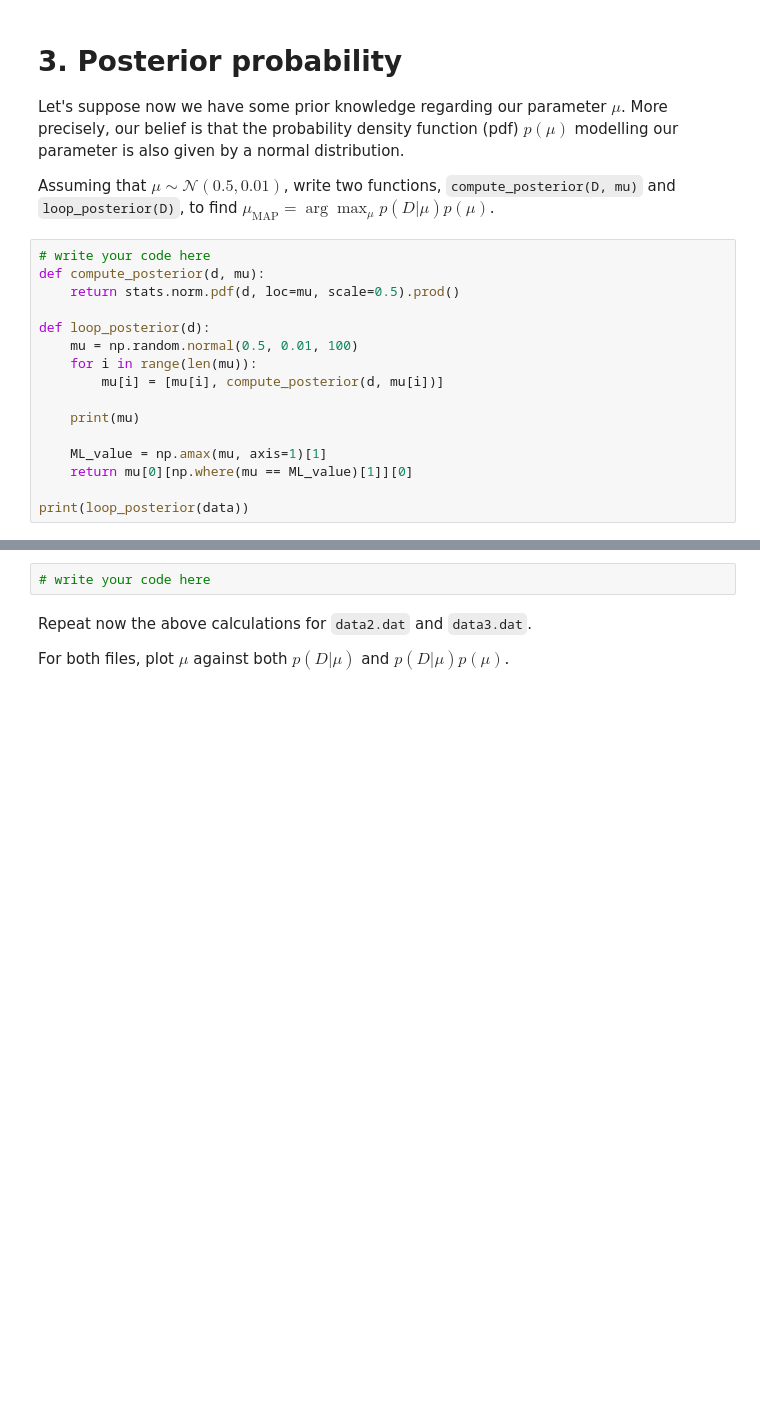
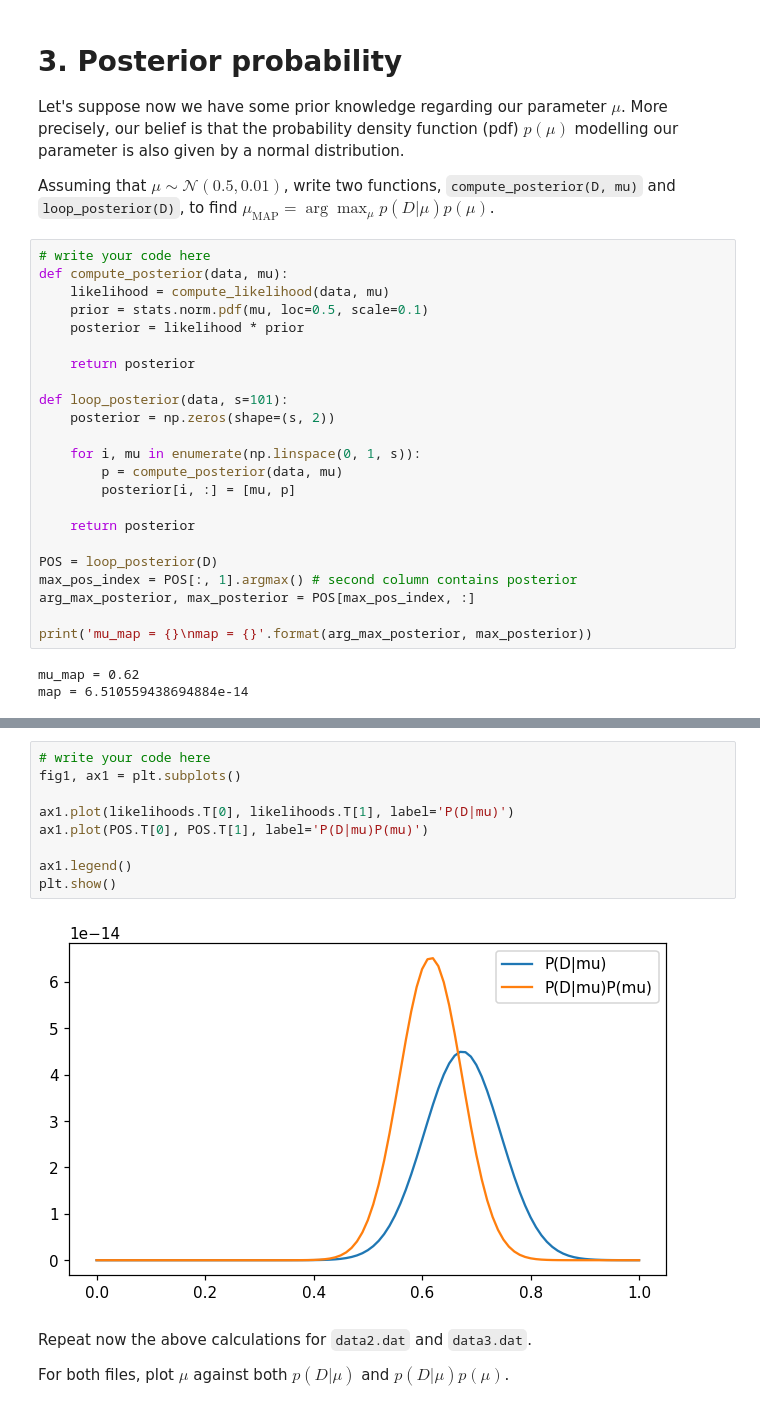
Before and after one commit to alexelwood14/COMS20011_2021, a Jupyter notebook: labs/lab_4/labsheet4.ipynb, the cells around one changed output, grey strips where cells are left out. Cells and saved outputs as stored; diff of their text form; blank space fills up the shorter version.

```diff
--- a/labs/lab_4/labsheet4.ipynb
+++ b/labs/lab_4/labsheet4.ipynb
@@ -144,30 +142,49 @@ print(sum(data)/len(data))
 Let's suppose now we have some prior knowledge regarding our parameter $\mu$. More precisely, our belief is that the probability density function (pdf) $p(\mu)$ modelling our parameter is also given by a normal distribution.
 
 Assuming that $\mu \sim \mathcal{N}(0.5,0.01)$, write two functions, `compute_posterior(D, mu)` and `loop_posterior(D)`, to find $\mu_{\text{MAP}} = \arg \max_{\mu} p(D|\mu)p(\mu)$.
-# %%
-# write your code here
-def compute_posterior(d, mu):
-    return stats.norm.pdf(d, loc=mu, scale=0.5).prod()
-
-def loop_posterior(d):
-    mu = np.random.normal(0.5, 0.01, 100)
-    for i in range(len(mu)):
-        mu[i] = [mu[i], compute_posterior(d, mu[i])]
-
-    print(mu)
-
-    ML_value = np.amax(mu, axis=1)[1]
-    return mu[0][np.where(mu == ML_value)[1]][0]
-
-print(loop_posterior(data))
+# %%
+# write your code here
+def compute_posterior(data, mu):
+    likelihood = compute_likelihood(data, mu)
+    prior = stats.norm.pdf(mu, loc=0.5, scale=0.1)
+    posterior = likelihood * prior
+
+    return posterior
+
+def loop_posterior(data, s=101):
+    posterior = np.zeros(shape=(s, 2))
+
+    for i, mu in enumerate(np.linspace(0, 1, s)):
+        p = compute_posterior(data, mu)
+        posterior[i, :] = [mu, p]
+
+    return posterior
+
+POS = loop_posterior(D)
+max_pos_index = POS[:, 1].argmax() # second column contains posterior
+arg_max_posterior, max_posterior = POS[max_pos_index, :]
+
+print('mu_map = {}\nmap = {}'.format(arg_max_posterior, max_posterior))
+# %% [output]
+mu_map = 0.62
+map = 6.510559438694884e-14
 # %% [markdown]
 ### Visual interpretation
 
 
 Now plot $\mu$ against both $p(D|\mu)$ and $p(D|\mu)p(\mu)$ similar to the graph below.
 ![MLE](mle.png)
-# %%
-# write your code here
+# %%
+# write your code here
+fig1, ax1 = plt.subplots()
+
+ax1.plot(likelihoods.T[0], likelihoods.T[1], label='P(D|mu)')
+ax1.plot(POS.T[0], POS.T[1], label='P(D|mu)P(mu)')
+
+ax1.legend()
+plt.show()
+# %% [output]
+[figure, added]
 # %% [markdown]
 Repeat now the above calculations for `data2.dat` and `data3.dat`.
 
```
Also changed, not shown: parts of 12 cells of this notebook.
